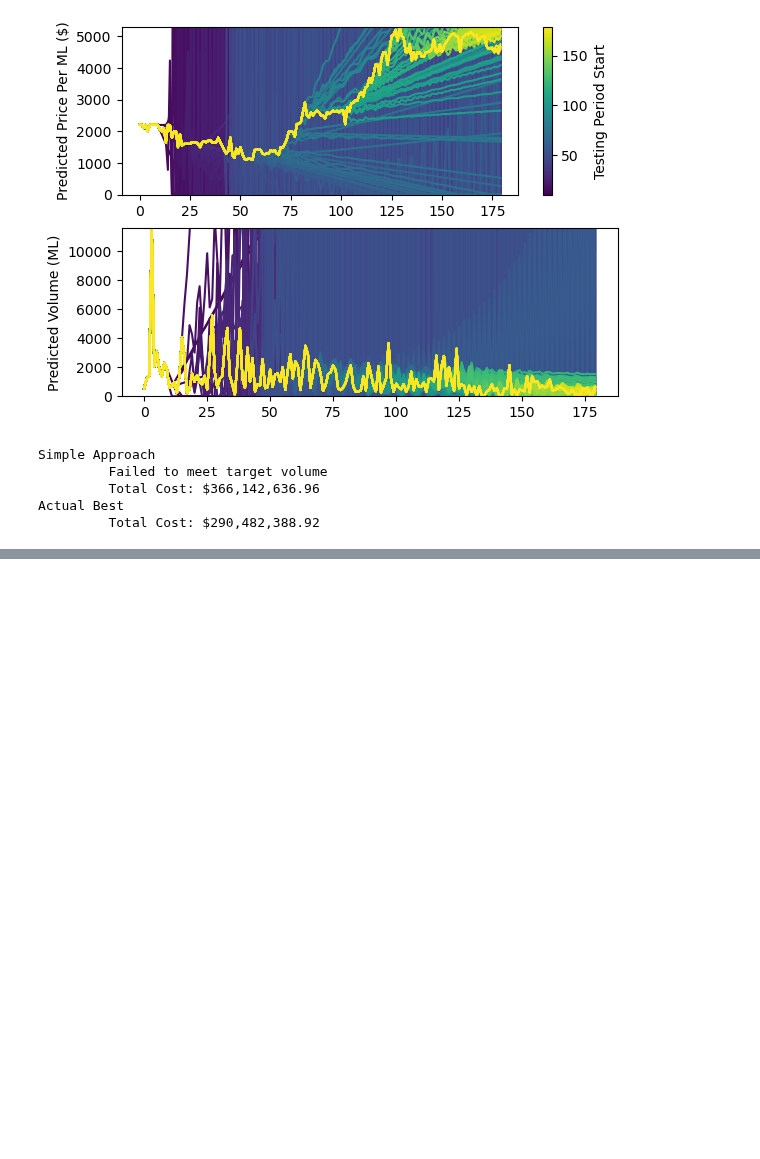
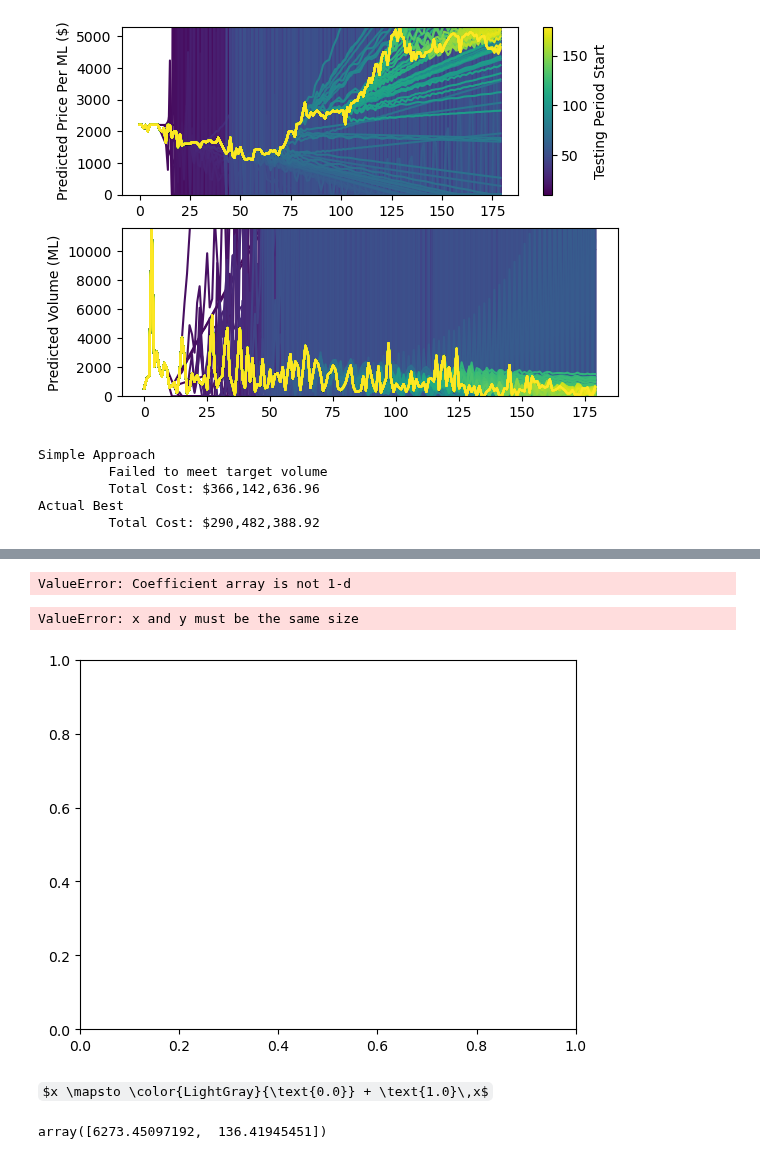
Before and after one commit to ELEN-Workshops-and-LDI/LDI-ML, a Jupyter notebook: Optimisation/RollingOptimisation.ipynb, the cells around one changed output, grey strips where cells are left out. Cells and saved outputs as stored; diff of their text form; code cells hidden in the pictures; some formulas as TeX source; blank space fills up the shorter version.

```diff
--- a/Optimisation/RollingOptimisation.ipynb
+++ b/Optimisation/RollingOptimisation.ipynb
@@ -267,0 +351,20 @@ plt.savefig("Rolling vs Random.png", dpi=300)
+# %%
+y=np.vstack([Ps, Vs]).T
+# %%
+coefs = np.polynomial.polynomial.Polynomial.fit(t, y, 1)
+# %% [output]
+ValueError: Coefficient array is not 1-d
+# %%
+plt.scatter(t, y)
+plt.plot(t, t*coefs.coef[1] + coefs.coef[0])
+# %% [output]
+ValueError: x and y must be the same size
+[figure, added]
+# %%
+coefs.identity()
+# %% [output]
+$x \mapsto \color{LightGray}{\text{0.0}} + \text{1.0}\,x$
+# %%
+coefs.convert().coef
+# %% [output]
+array([6273.45097192,  136.41945451])
```
Also changed, not shown: parts of 14 cells of this notebook, 3 other files.
